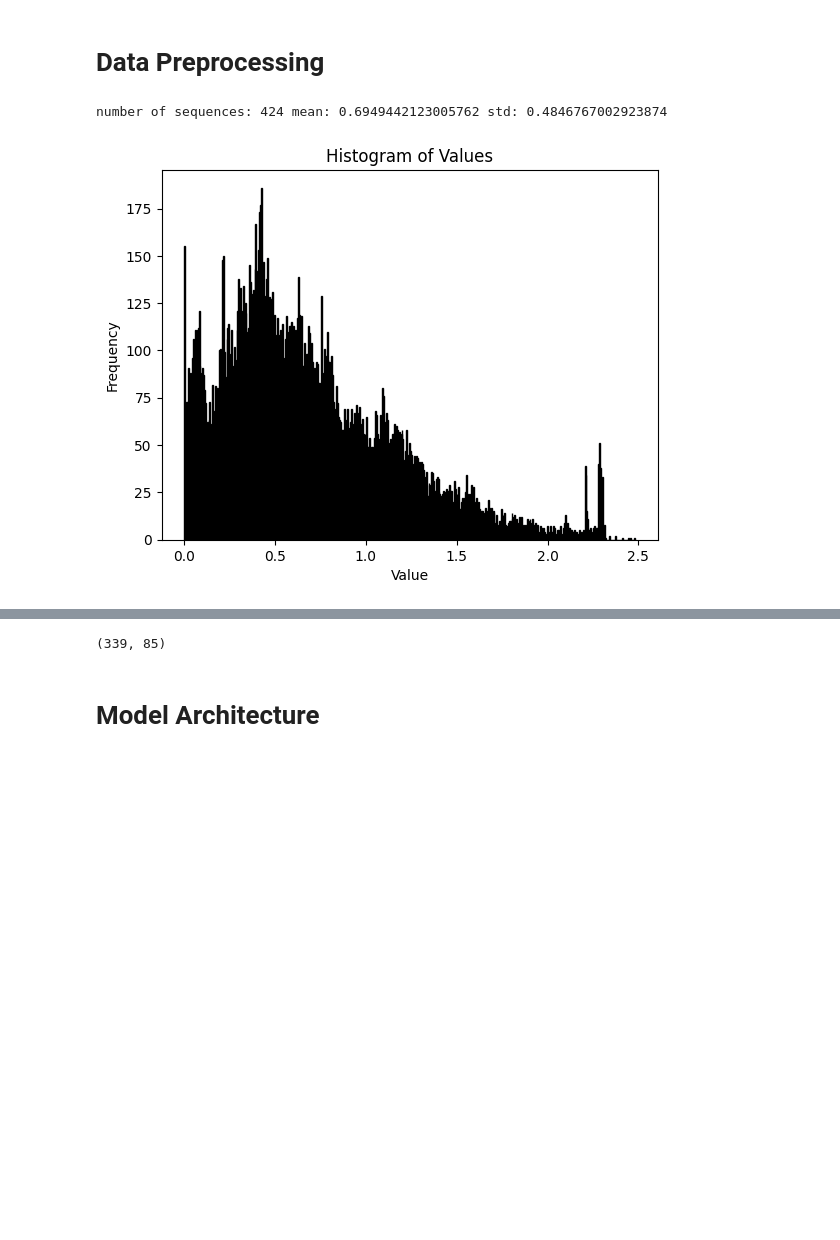
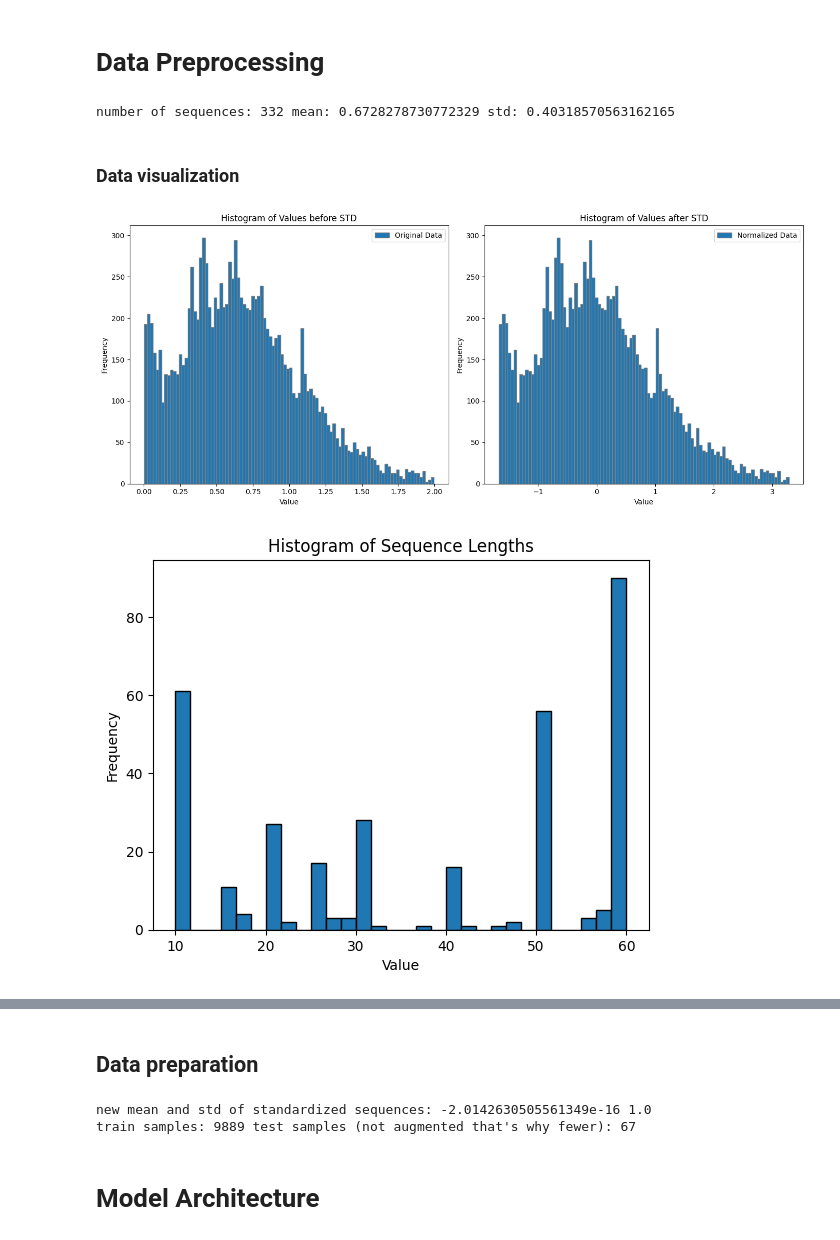
Before and after one commit to vincent-stadler/dPoDL, a Jupyter notebook: experiments/training/train-transformer-variable-length.ipynb, the cells around one changed output, grey strips where cells are left out. Saved outputs shown, nothing was run; the diff lists cells and outputs as text; code cells hidden in the pictures; blank space fills up the shorter version.

```diff
--- a/experiments/training/train-transformer-variable-length.ipynb
+++ b/experiments/training/train-transformer-variable-length.ipynb
@@ -18,7 +19,7 @@ import random
 # Folder containing CSVs with sequences of loss values
 folder_path = r'C:\Users\daV\Documents\ZHAW\HS 2024\dPoDL\dPoDL\experiments\filtered-search\cnns\cifar10\categorical'
 input_window = 9
-output_window = 1
+output_window = 1   # min 1
 
 sequences = []
 
@@ -30,21 +31,53 @@ for filename in [i for i in os.listdir(folder_path) if i.endswith(".csv")]:
             data = pd.read_csv(file_path)
             if len(data) >= input_window + output_window:
                 values_temp = data['Loss'].values
-                if max(values_temp) < 2.5 and min(values_temp) >= 0:  # make sure data makes sense
+                if max(values_temp) < 2 and min(values_temp) > 0:  # make sure data makes sense
                     sequences.append(values_temp)
         except:
             print(filename)
 
+# crop to 60 values max
+input_length = 60
+sequences = [s if len(s) <= input_length else s[:input_length]for s in sequences]
 flattened = list(itertools.chain(*sequences))
 mean, std = np.mean(flattened), np.std(flattened)
 print("number of sequences:", len(sequences), "mean:", mean, "std:", std)
 # %% [output]
-number of sequences: 424 mean: 0.6949442123005762 std: 0.4846767002923874
+number of sequences: 332 mean: 0.6728278730772329 std: 0.40318570563162165
+# %% [markdown]
+### Data visualization
 # %%
-plt.hist(flattened, bins=500, edgecolor='black')
+fig, ax = plt.subplots(1, 2, figsize=(14, 6))
+
+ax[0].hist(flattened, bins=100, edgecolor="grey", label='Original Data')
+ax[0].set_xlabel('Value')
+ax[0].set_ylabel('Frequency')
+ax[0].set_title('Histogram of Values before STD')
+
+ax[1].hist([(s-mean)/std for s in flattened], bins=100, edgecolor="grey", label='Normalized Data')
+ax[1].set_xlabel('Value')
+ax[1].set_ylabel('Frequency')
+ax[1].set_title('Histogram of Values after STD')
+
+ax[0].legend()
+ax[1].legend()
+plt.tight_layout()  # Adjust layout to prevent overlap
+plt.show()
+
+plt.hist([len(s) for s in sequences], bins=input_length//2, edgecolor='black')
+#plt.hist(flattened, bins=500, edgecolor='black')
 plt.xlabel('Value')
 plt.ylabel('Frequency')
-plt.title('Histogram of Values')
+plt.title('Histogram of Sequence Lengths')
 plt.show()
+
+plt.figure(figsize=(10, 6))
+for seq in random.sample(sequences, k=20):
+    plt.plot(seq)
+plt.xlabel('Epoch')
+plt.ylabel('Value')
+plt.title('Sequences of Loss Values')
+plt.show()
 # %% [output]
-[figure, old version]
+[figure, new version]
+[figure, added]
@@ -51,6 +85,20 @@ plt.show()
+# %% [markdown]
+## Data preparation
 # %%
 train_split = 0.8
-train_sequences, test_sequences = sequences[:int(len(sequences) * train_split)], sequences[int(len(sequences) * train_split):]
-len(train_sequences), len(test_sequences)
+train_split_index = int(len(sequences) * train_split)
+sequences_standardized = [(s-mean)/std for s in sequences]
+flattened_s = list(itertools.chain(*sequences_standardized))
+mean_s, std_s = np.mean(flattened_s), np.std(flattened_s)
+print("new mean and std of standardized sequences:", mean_s, std_s)
+
+train_sequences_not_augmented, test_sequences = sequences_standardized[:train_split_index], sequences_standardized[train_split_index:]
+train_sequences = []
+for seq in train_sequences_not_augmented:
+    for ix in range(2, len(seq)+1):
+        train_sequences.append(seq[:ix])
+
+print("train samples:", len(train_sequences), "test samples (not augmented that's why fewer):", len(test_sequences))
 # %% [output]
-(339, 85)
+new mean and std of standardized sequences: -2.0142630505561349e-16 1.0
+train samples: 9889 test samples (not augmented that's why fewer): 67
```
Also changed, not shown: parts of 11 cells of this notebook, 3 other files.
